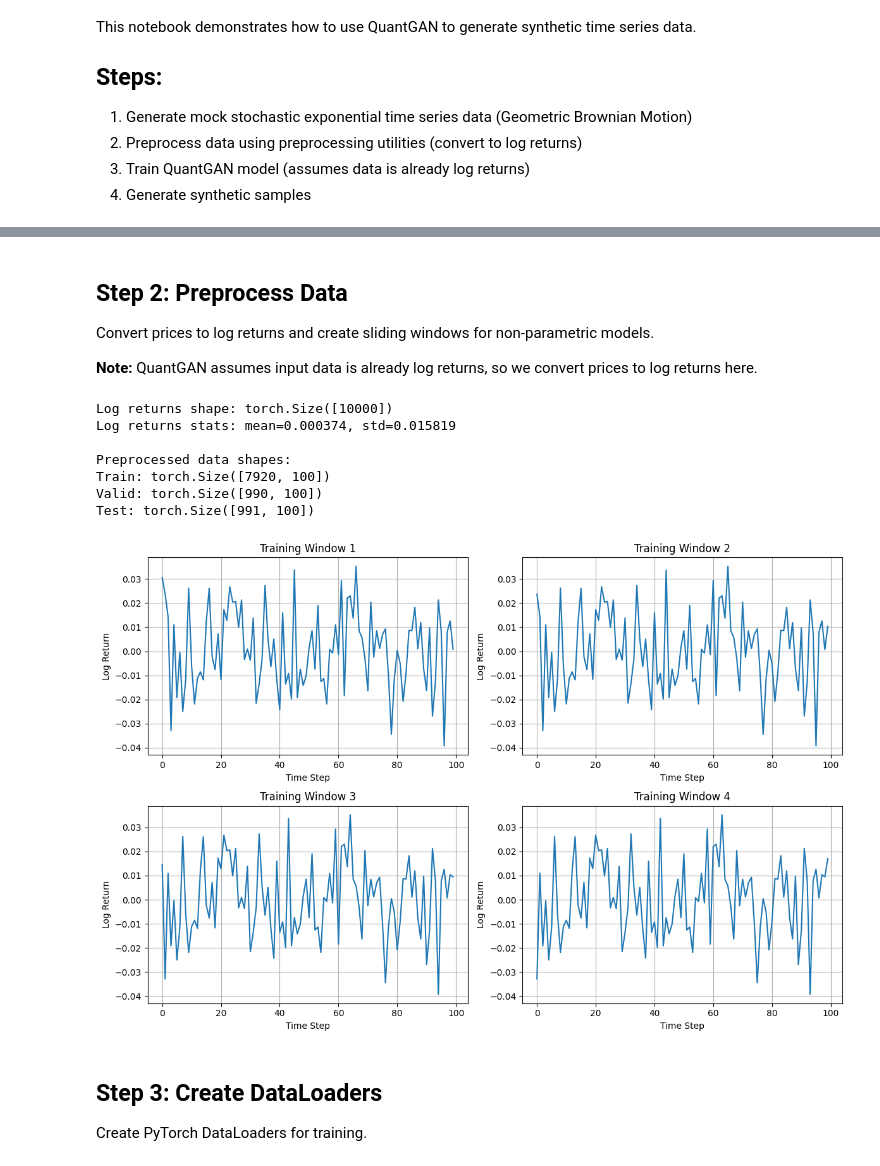
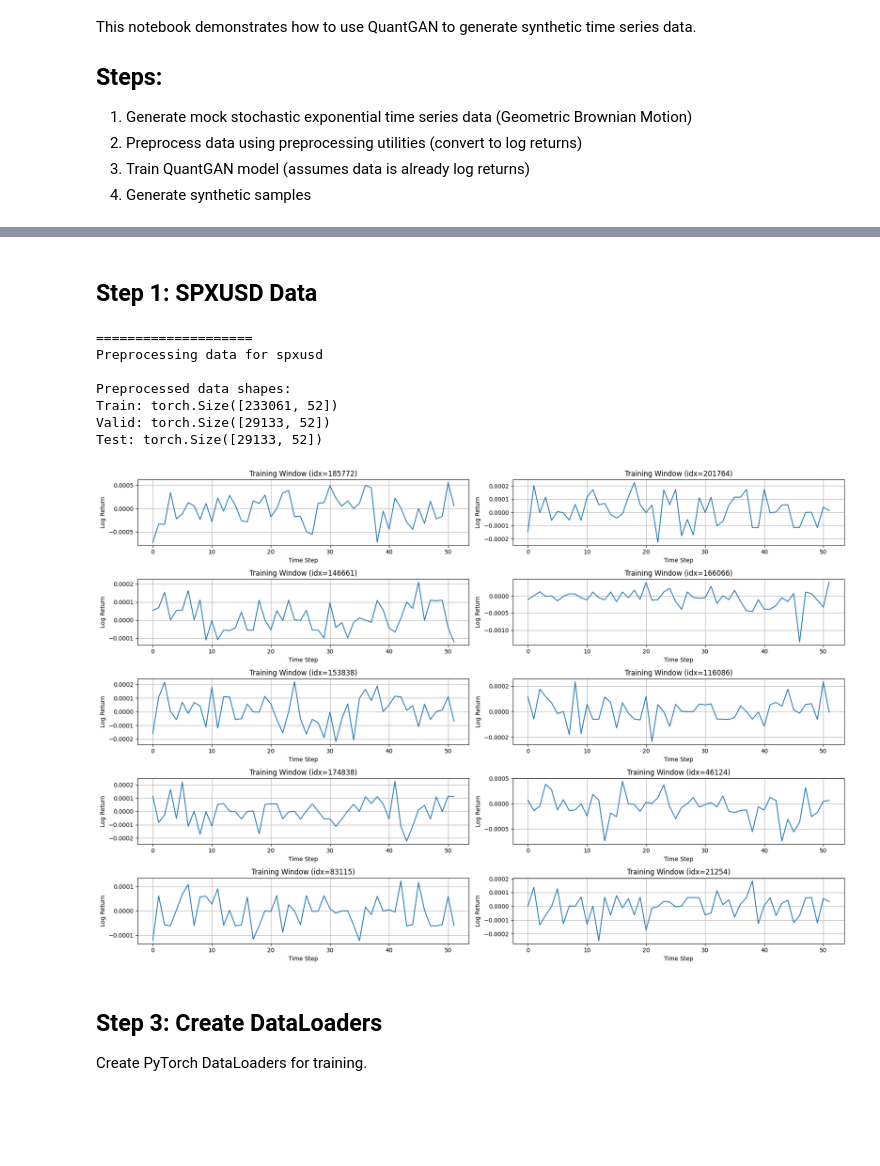
Before and after one commit to eddisonpham/StonkBench, a Jupyter notebook: notebooks/thorough_dl_validation/quantgan_test.ipynb, the cells around one changed output, grey strips where cells are left out. Drawn from its saved outputs; the diff is of its cells as text; code cells hidden in the pictures; blank space fills up the shorter version.

```diff
--- a/notebooks/thorough_dl_validation/quantgan_test.ipynb
+++ b/notebooks/thorough_dl_validation/quantgan_test.ipynb
@@ -94,53 +28,46 @@ Price range: [95.85, 4534.70]
-# %% [markdown]
-## Step 2: Preprocess Data
-
-Convert prices to log returns and create sliding windows for non-parametric models.
-
-**Note:** QuantGAN assumes input data is already log returns, so we convert prices to log returns here.
+# %% [markdown]
+## Step 1: SPXUSD Data
 # %%
-# Convert prices to log returns
-scaler = LogReturnTransformation()
-log_returns, initial_value = scaler.transform(original_prices)
 
-print(f"Log returns shape: {log_returns.shape}")
-print(f"Log returns stats: mean={log_returns.mean():.6f}, std={log_returns.std():.6f}")
+seq_length = 52
+non_parametric_dataset_cfgs, _ = get_dataset_cfgs()
+non_parametric_dataset_cfgs["seq_length"] = seq_length
 
-# Preprocess for non-parametric model
-seq_length = 100  # Window size for time series
-train_data, valid_data, test_data, train_initial, valid_initial, test_initial = preprocess_non_parametric(
-    ori_data=log_returns,
-    original_prices=original_prices,
-    seq_length=seq_length,
-    valid_ratio=0.1,
-    test_ratio=0.1,
-    stride=1
+train_data, valid_data, test_data, train_initial, valid_initial, test_initial = preprocess_data(
+    non_parametric_dataset_cfgs
 )
 
 print(f"\nPreprocessed data shapes:")
 print(f"Train: {train_data.shape}")
 print(f"Valid: {valid_data.shape}")
 print(f"Test: {test_data.shape}")
 
-# Visualize a few training windows
-fig, axes = plt.subplots(2, 2, figsize=(12, 8))
+# Randomly choose 4 distinct indices
+idx = np.random.choice(len(train_data), size=10, replace=False)
+
+# Visualize randomly sampled training windows
+fig, axes = plt.subplots(5, 2, figsize=(18, 12))
 axes = axes.flatten()
-for i in range(4):
-    axes[i].plot(train_data[i].numpy())
-    axes[i].set_title(f'Training Window {i+1}')
-    axes[i].set_xlabel('Time Step')
-    axes[i].set_ylabel('Log Return')
-    axes[i].grid(True)
+
+for i, ax in enumerate(axes):
+    window = train_data[idx[i]].numpy()
+    ax.plot(window)
+    ax.set_title(f"Training Window (idx={idx[i]})")
+    ax.set_xlabel("Time Step")
+    ax.set_ylabel("Log Return")
+    ax.grid(True)
+
 plt.tight_layout()
 plt.show()
 # %% [output]
-Log returns shape: torch.Size([10000])
-Log returns stats: mean=0.000374, std=0.015819
+====================
+Preprocessing data for spxusd
 
 Preprocessed data shapes:
-Train: torch.Size([7920, 100])
-Valid: torch.Size([990, 100])
-Test: torch.Size([991, 100])
+Train: torch.Size([233061, 52])
+Valid: torch.Size([29133, 52])
+Test: torch.Size([29133, 52])
-[figure, old version]
+[figure, new version]
 # %% [markdown]
 ## Step 3: Create DataLoaders
 
```
Also changed, not shown: parts of 9 cells of this notebook, 5 other files.
